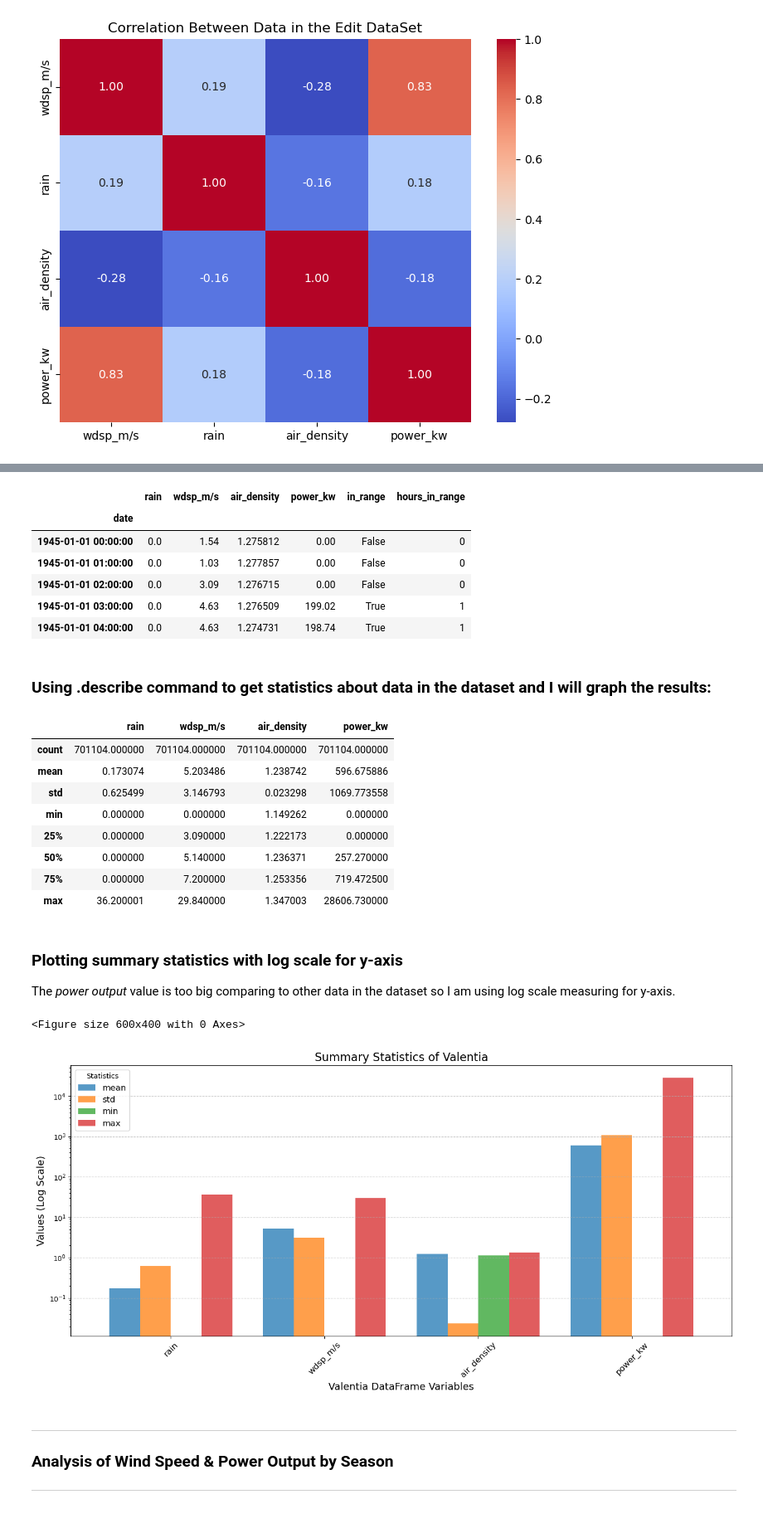
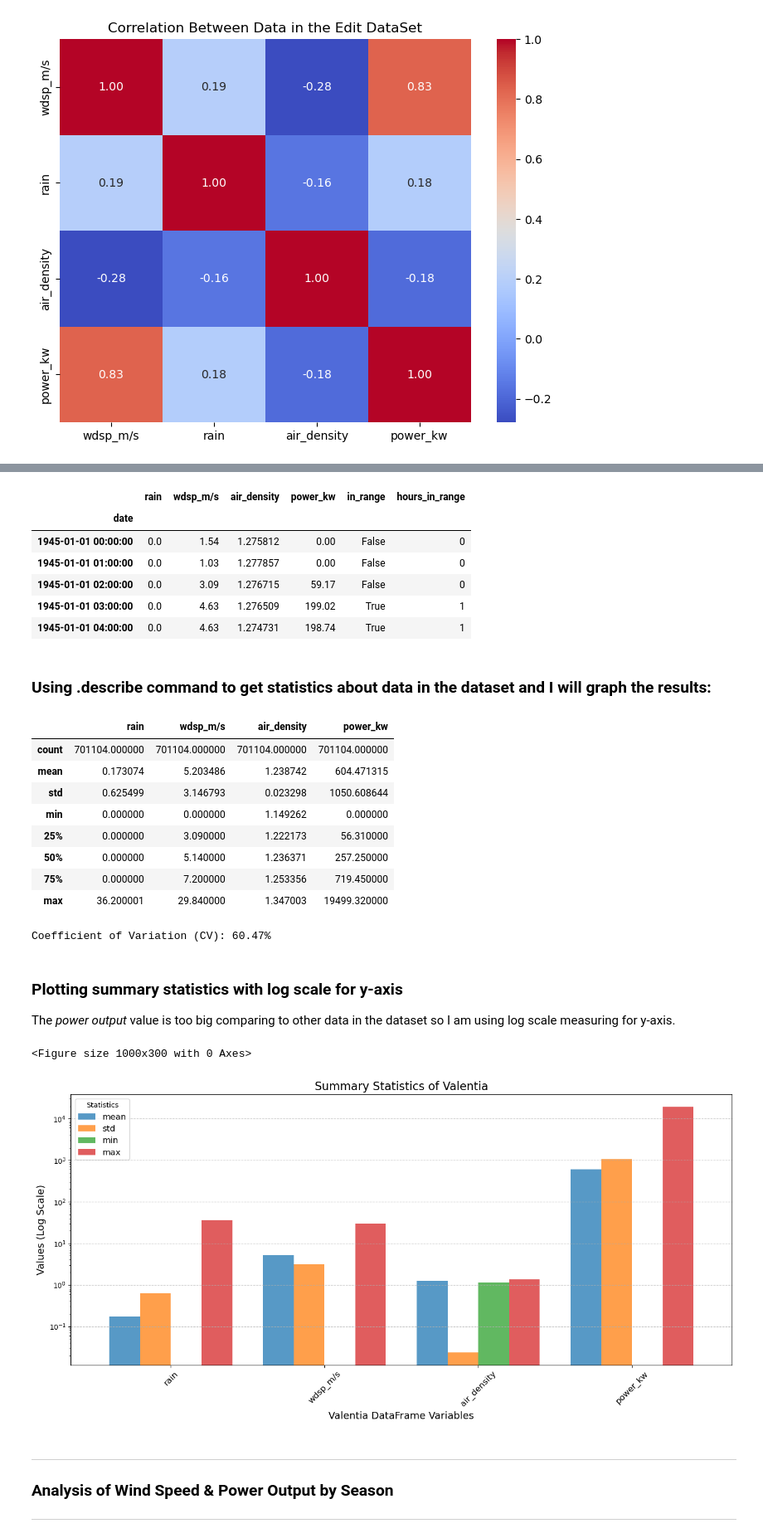
Before and after one commit to ermelinda-q/PFDA, a Jupyter notebook: project/project.ipynb, the cells around one changed output, grey strips where cells are left out. Shown at 83% size. Saved outputs shown, nothing was run; the diff lists cells and outputs as text; code cells hidden in the pictures.

Commit message:
updating code and dataframe name

```diff
--- a/project/project.ipynb
+++ b/project/project.ipynb
@@ -274,9 +275,9 @@ Functions used:
 - `add_new_column`
 # %%
 # Making changes to the dataset by adding a new column
-df_valentia = add_new_column(df_valentia, column='air_density')
+df_wind_project = add_new_column(df_wind_project, column='air_density')
 # Checking if it works
-df_valentia.head(5)
+df_wind_project.head(5)
 # %% [output]
 |  | rain | wddir | wdsp_m/s | air_density |
 | date |  |  |  |  |
@@ -324,9 +324,9 @@ Functions used:
 - `add_new_column`
 # %%
 # Making changes to the dataset by adding a new column 'power_output'
-df_valentia = add_new_column(df_valentia, column='power_kw')
+df_wind_project = add_new_column(df_wind_project, column='power_kw')
 # Checking if it works
-df_valentia.head(5)
+df_wind_project.head(5)
 # %% [output]
 |  | rain | wdsp_m/s | air_density | power_kw |
 | date |  |  |  |  |
@@ -362,32 +362,43 @@ In the next code section I am checking if the wind speed (`wdsp_m/s`) in my Data
 
 To make code more efficient I updated the `add_new_column` function for this step.
 # %%
-df_valentia = add_new_column(df_valentia, 'in_range')
-df_valentia = add_new_column(df_valentia, 'hours_in_range')
-df_valentia.head()
+df_wind_project = add_new_column(df_wind_project, 'in_range')
+df_wind_project = add_new_column(df_wind_project, 'hours_in_range')
+df_wind_project.head()
 # %% [output]
 |  | rain | wdsp_m/s | air_density | power_kw | in_range | hours_in_range |
 | date |  |  |  |  |  |  |
 | 1945-01-01 00:00:00 | 0.0 | 1.54 | 1.275812 | 0.00 | False | 0 |
 | 1945-01-01 01:00:00 | 0.0 | 1.03 | 1.277857 | 0.00 | False | 0 |
-| 1945-01-01 02:00:00 | 0.0 | 3.09 | 1.276715 | 0.00 | False | 0 |
+| 1945-01-01 02:00:00 | 0.0 | 3.09 | 1.276715 | 59.17 | False | 0 |
 | 1945-01-01 03:00:00 | 0.0 | 4.63 | 1.276509 | 199.02 | True | 1 |
 | 1945-01-01 04:00:00 | 0.0 | 4.63 | 1.274731 | 198.74 | True | 1 |
 # %% [markdown]
 ### Using .describe command to get statistics about data in the dataset and I will graph the results:
 # %%
-summary_stats = df_valentia[['rain', 'wdsp_m/s', 'air_density', 'power_kw']].describe()
+summary_stats = df_wind_project[['rain', 'wdsp_m/s', 'air_density', 'power_kw']].describe()
 summary_stats
 # %% [output]
 |  | rain | wdsp_m/s | air_density | power_kw |
 | count | 701104.000000 | 701104.000000 | 701104.000000 | 701104.000000 |
-| mean | 0.173074 | 5.203486 | 1.238742 | 596.675886 |
-| std | 0.625499 | 3.146793 | 0.023298 | 1069.773558 |
+| mean | 0.173074 | 5.203486 | 1.238742 | 604.471315 |
+| std | 0.625499 | 3.146793 | 0.023298 | 1050.608644 |
 | min | 0.000000 | 0.000000 | 1.149262 | 0.000000 |
-| 25% | 0.000000 | 3.090000 | 1.222173 | 0.000000 |
-| 50% | 0.000000 | 5.140000 | 1.236371 | 257.270000 |
-| 75% | 0.000000 | 7.200000 | 1.253356 | 719.472500 |
-| max | 36.200001 | 29.840000 | 1.347003 | 28606.730000 |
+| 25% | 0.000000 | 3.090000 | 1.222173 | 56.310000 |
+| 50% | 0.000000 | 5.140000 | 1.236371 | 257.250000 |
+| 75% | 0.000000 | 7.200000 | 1.253356 | 719.450000 |
+| max | 36.200001 | 29.840000 | 1.347003 | 19499.320000 |
+# %%
+# Example data
+mean_wind_speed = df_wind_project['wdsp_m/s'].mean()  # Calculate mean
+std_wind_speed = df_wind_project['wdsp_m/s'].std()    # Calculate standard deviation
+
+# Calculate CV in percentage
+cv_percentage = (std_wind_speed / mean_wind_speed) * 100
+
+print(f"Coefficient of Variation (CV): {cv_percentage:.2f}%")
+# %% [output]
+Coefficient of Variation (CV): 60.47%
 # %% [markdown]
 ### Plotting summary statistics with log scale for y-axis
 
@@ -395,30 +406,30 @@ The _power output_ value is too big comparing to other data in the dataset so I
 # %%
 # Transpose for easier plotting (columns become rows)
 summary_stats = summary_stats.transpose()
 
 # Set figure size.
-plt.figure(figsize=(6, 4))
+plt.figure(figsize=(10, 3))
 
 # Bar plot for mean, min, max
 summary_stats[['mean', 'std', 'min', 'max']].plot(kind='bar', figsize=(14, 7), width=0.8, alpha=0.75)
 
 # Set y-axis to logarithmic scale
 plt.yscale('log')
 
 # Adding labels and title
 plt.title('Summary Statistics of Valentia', fontsize=16)
 plt.ylabel('Values (Log Scale)', fontsize=14)
 plt.xlabel('Valentia DataFrame Variables', fontsize=14)
 plt.xticks(rotation=45, fontsize=12)
 plt.legend(title='Statistics', fontsize=12)
 plt.grid(axis='y', linestyle='--', alpha=0.7)
 
 # Show the plot
 plt.tight_layout()
 plt.show()
 # %% [output]
-<Figure size 600x400 with 0 Axes>
+<Figure size 1000x300 with 0 Axes>
-[figure, old version]
+[figure, new version]
 # %% [markdown]
 ***
 ### Analysis of Wind Speed & Power Output by Season
```
Also changed, not shown: parts of 34 cells of this notebook, 2 other files.
